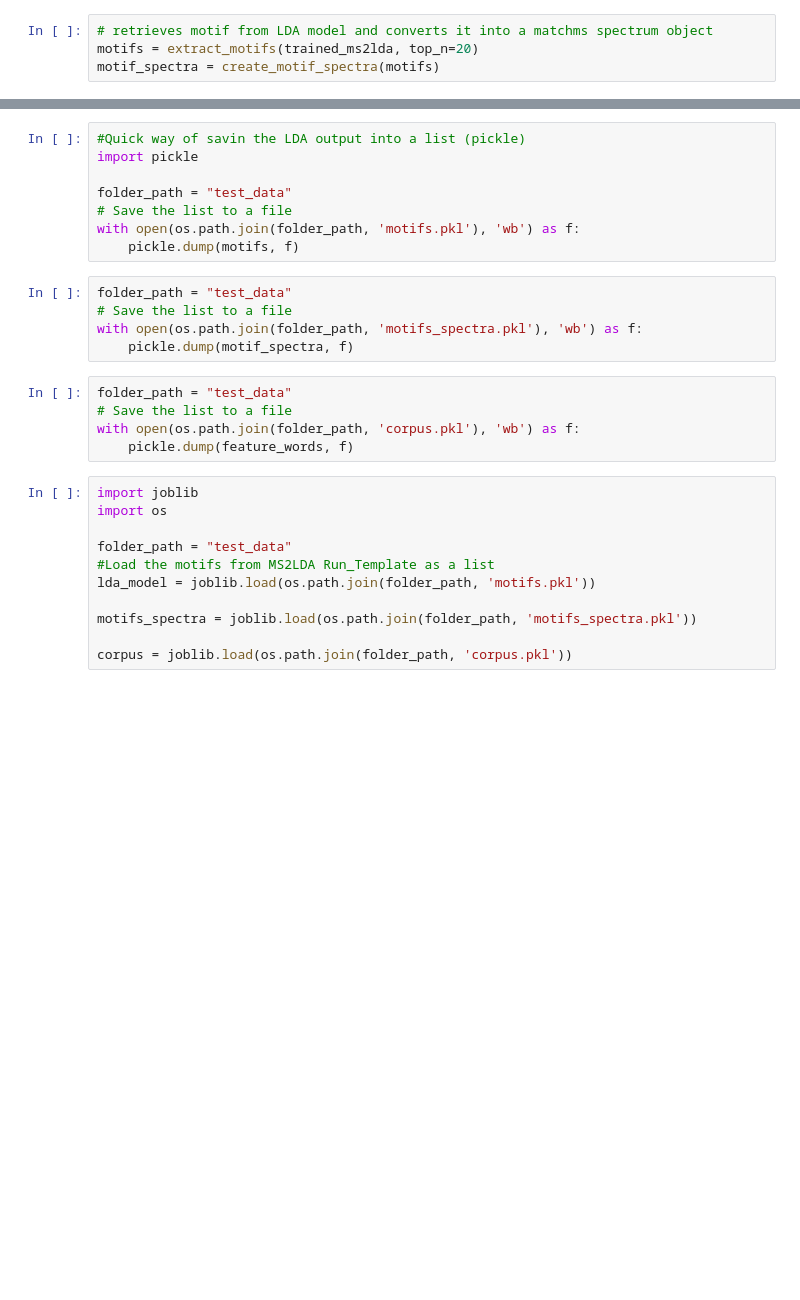
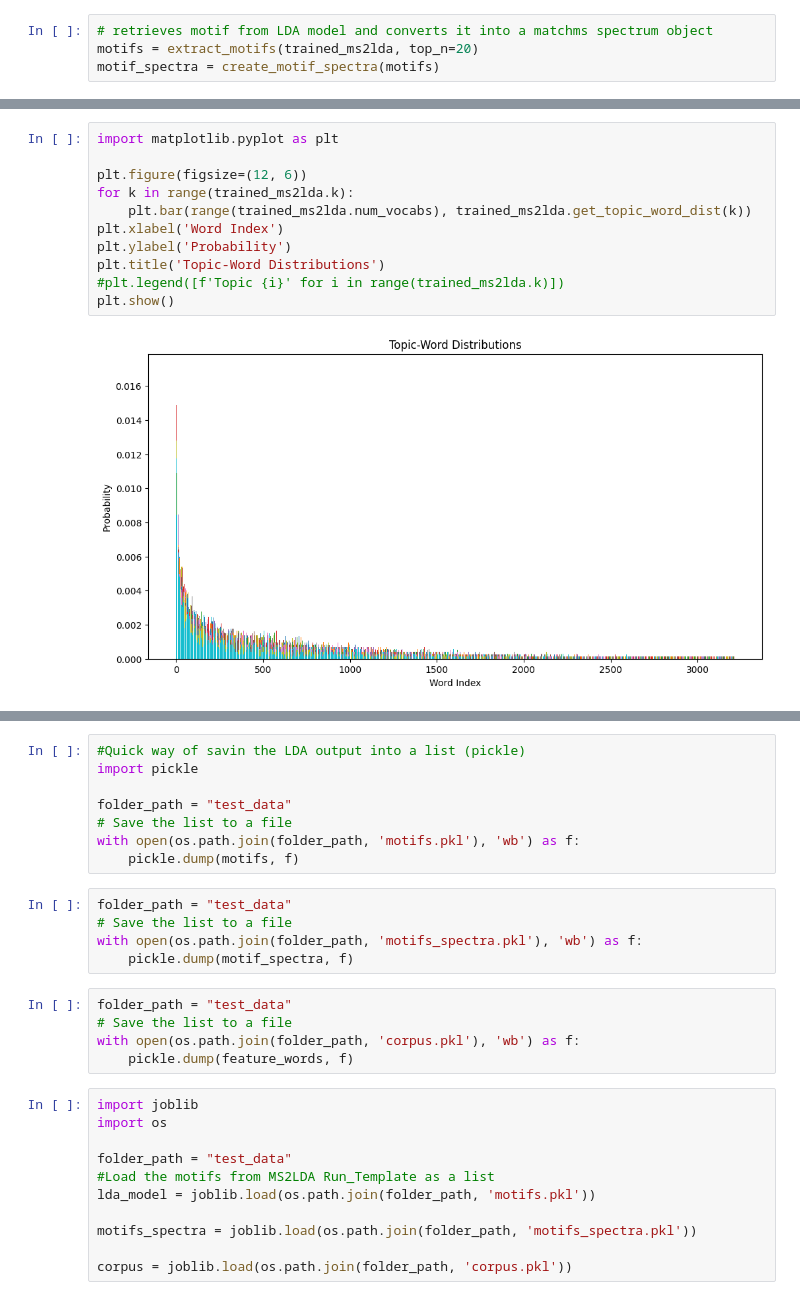
Before and after one commit to vdhooftcompmet/MS2LDA, a Jupyter notebook: notebooks/Run_Vis.ipynb, the cells around one changed output, grey strips where cells are left out. Saved outputs shown, nothing was run; the diff lists cells and outputs as text; blank space fills up the shorter version.

Commit message:
Working on visualisation branch

```diff
--- a/notebooks/Run_Vis.ipynb
+++ b/notebooks/Run_Vis.ipynb
@@ -69,3 +75,16 @@ terms_probs = tmp.calc_terms_probs_ratio(phi, topic=10, lambda_=1)
 tmp.plot_terms(terms_probs)
 # %% [output]
 [interactive output not drawn]
+# %%
+import matplotlib.pyplot as plt
+
+plt.figure(figsize=(12, 6))
+for k in range(trained_ms2lda.k):
+    plt.bar(range(trained_ms2lda.num_vocabs), trained_ms2lda.get_topic_word_dist(k))
+plt.xlabel('Word Index')
+plt.ylabel('Probability')
+plt.title('Topic-Word Distributions')
+#plt.legend([f'Topic {i}' for i in range(trained_ms2lda.k)])
+plt.show()
+# %% [output]
+[figure, added]
```
Also changed, not shown: parts of 10 cells of this notebook, 1 other file.
